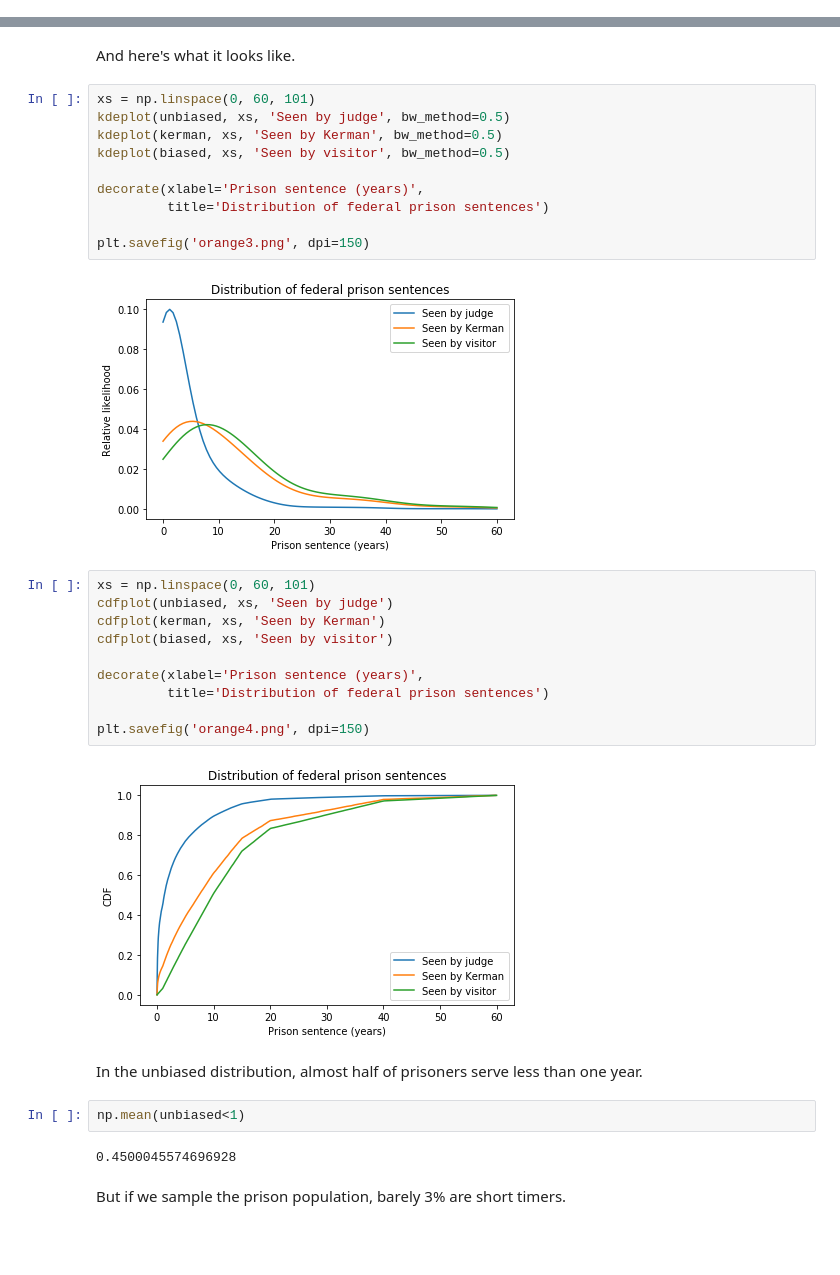
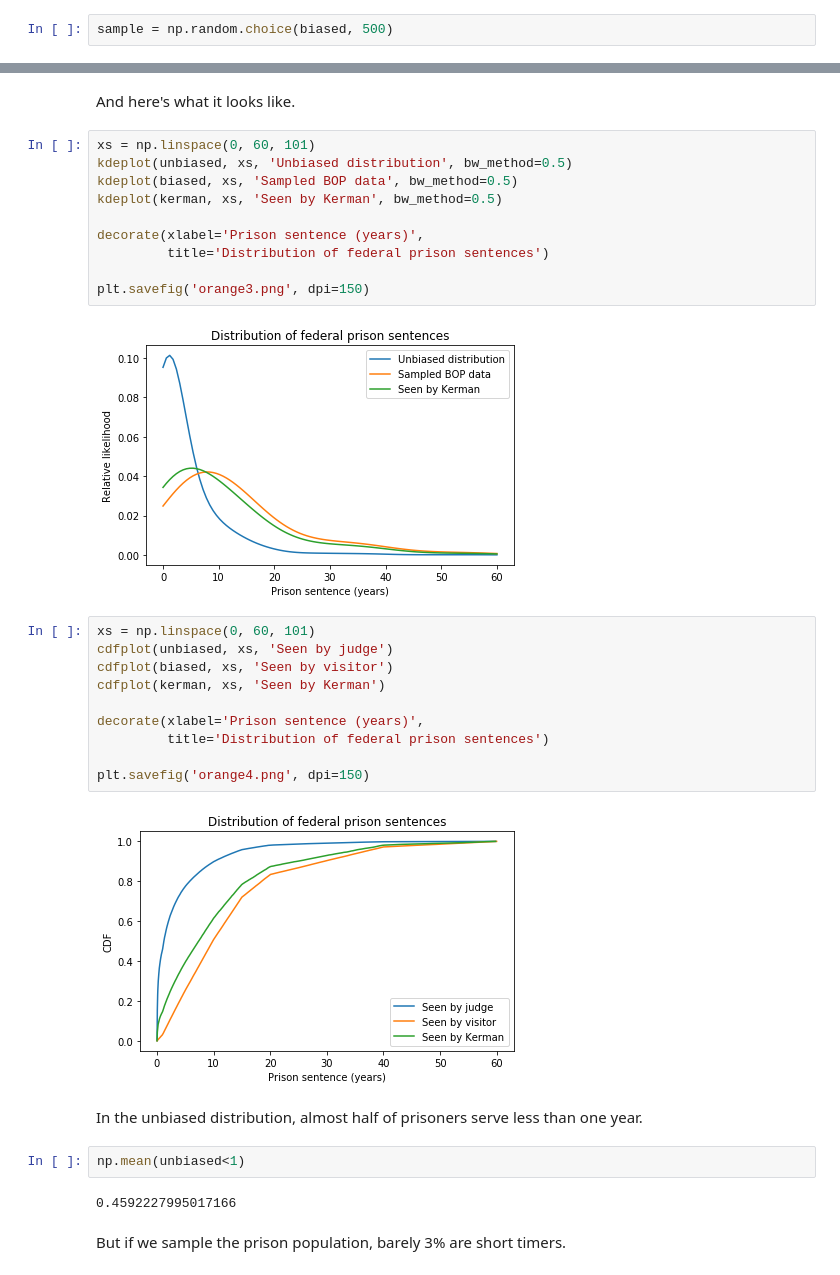
Before and after one commit to AllenDowney/InspectionParadox, a Jupyter notebook: inspection.ipynb, the cells around one changed output, grey strips where cells are left out. Drawn from its saved outputs; the diff is of its cells as text; blank space fills up the shorter version.

```diff
--- a/inspection.ipynb
+++ b/inspection.ipynb
@@ -193,0 +194,2 @@ np.mean(biased)
+# %%
+sample = np.random.choice(biased, 500)
@@ -597,34 +613,34 @@ kerman = resample_weighted(unbiased, weights)
 And here's what it looks like.
 # %%
 xs = np.linspace(0, 60, 101)
-kdeplot(unbiased, xs, 'Seen by judge', bw_method=0.5)
+kdeplot(unbiased, xs, 'Unbiased distribution', bw_method=0.5)
+kdeplot(biased, xs, 'Sampled BOP data', bw_method=0.5)
 kdeplot(kerman, xs, 'Seen by Kerman', bw_method=0.5)
-kdeplot(biased, xs, 'Seen by visitor', bw_method=0.5)
 
 decorate(xlabel='Prison sentence (years)',
          title='Distribution of federal prison sentences')
 
 plt.savefig('orange3.png', dpi=150)
 # %% [output]
-[figure, old version]
+[figure, new version]
 # %%
 xs = np.linspace(0, 60, 101)
 cdfplot(unbiased, xs, 'Seen by judge')
+cdfplot(biased, xs, 'Seen by visitor')
 cdfplot(kerman, xs, 'Seen by Kerman')
-cdfplot(biased, xs, 'Seen by visitor')
 
 decorate(xlabel='Prison sentence (years)',
          title='Distribution of federal prison sentences')
 
 plt.savefig('orange4.png', dpi=150)
 # %% [output]
-[figure, old version]
+[figure, new version]
 # %% [markdown]
 In the unbiased distribution, almost half of prisoners serve less than one year.
 # %%
 np.mean(unbiased<1)
 # %% [output]
-0.4500045574696928
+0.4592227995017166
 # %% [markdown]
 But if we sample the prison population, barely 3% are short timers.
 # %%
```
Also changed, not shown: parts of 28 cells of this notebook.
